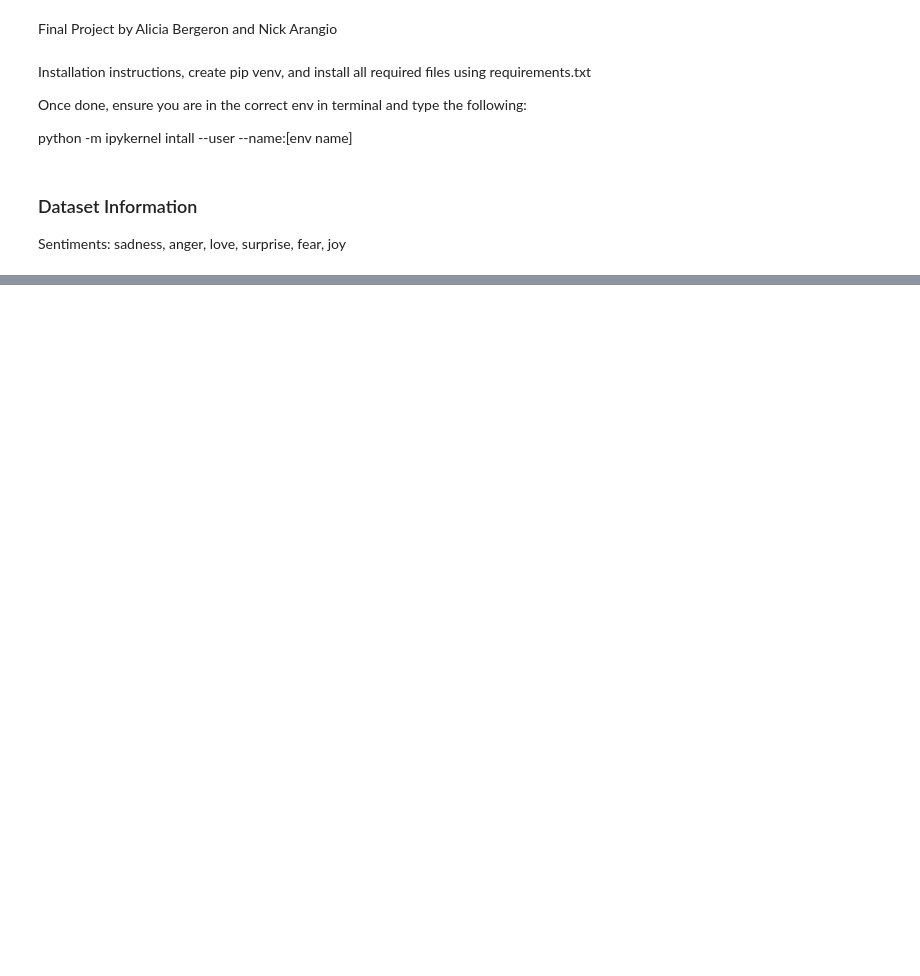
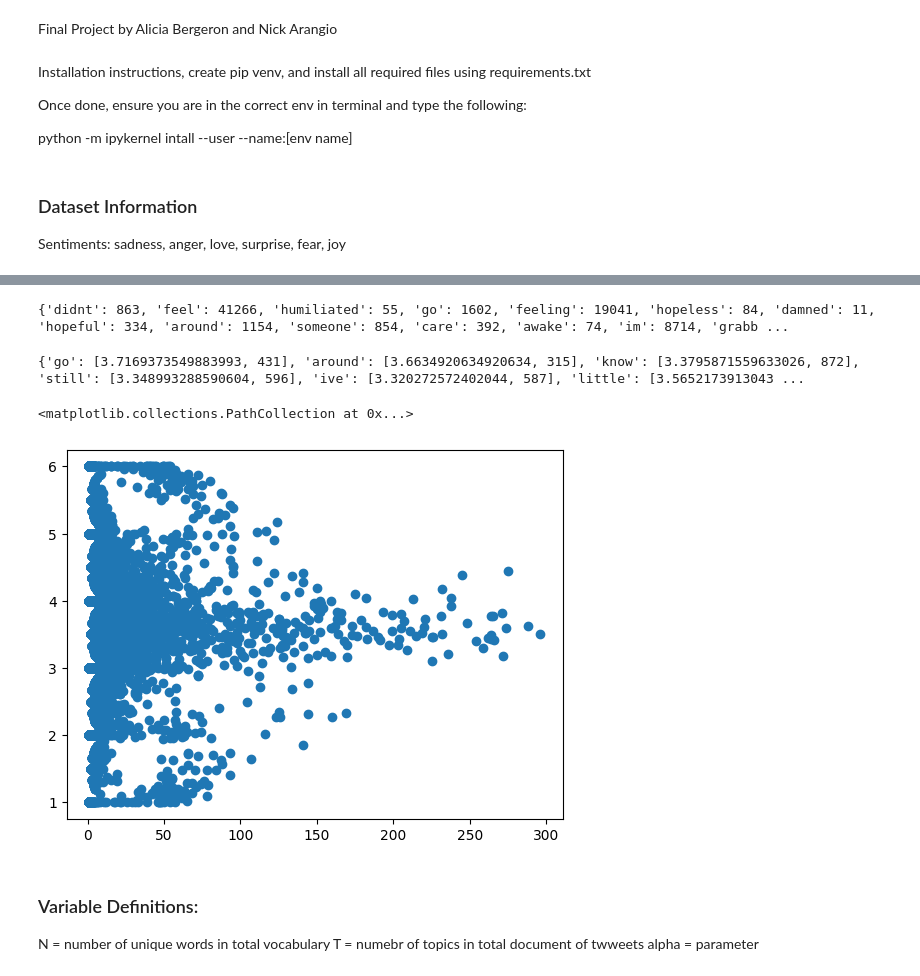
Before and after one commit to Arangion/CompCogFinal, a Jupyter notebook: final.ipynb, the cells around one changed output, grey strips where cells are left out. Cells and saved outputs as stored; diff of their text form; code cells hidden in the pictures; blank space fills up the shorter version.

```diff
--- a/final.ipynb
+++ b/final.ipynb
@@ -76,0 +105,11 @@ tags
+# %%
+dfA = df
+dfA.Sentiment = dfA.Sentiment.map({
+    'sadness':1,
+    'anger':2,
+    'love':3,
+    'surprise':4,
+    'fear':5,
+    'joy':6
+}
+)
@@ -76,0 +132,35 @@ tags
+# %%
+analysis = {}
+for index, row in dfA.iterrows():
+    for w in str(row['Text']).split():
+        if w in analysis:
+            analysis[w] += row['Sentiment']
+        else:
+            analysis [w] = row['Sentiment']
+print(analysis)
+# %% [output]
+{'didnt': 863, 'feel': 41266, 'humiliated': 55, 'go': 1602, 'feeling': 19041, 'hopeless': 84, 'damned': 11, 'hopeful': 334, 'around': 1154, 'someone': 854, 'care': 392, 'awake': 74, 'im': 8714, 'grabb ...
+# %%
+for key in analysis:
+    # print(analysis[key])
+    # print(key)
+    analysis[key] = [analysis[key] / vocab[key], vocab[key]]
+# %%
+new_analysis = {k: v for k, v in analysis.items() if v[1] <= 300}
+outliers = {k: v for k, v in analysis.items() if v[1] > 300}
+print(outliers)
+# %% [output]
+{'go': [3.7169373549883993, 431], 'around': [3.6634920634920634, 315], 'know': [3.3795871559633026, 872], 'still': [3.348993288590604, 596], 'ive': [3.320272572402044, 587], 'little': [3.5652173913043 ...
+# %%
+txt = new_analysis.keys
+values = list(new_analysis.values())
+fig, ax = plt.subplots()
+ax.scatter([item[1] for item in values], [item[0] for item in values])
+# %% [output]
+<matplotlib.collections.PathCollection at 0x...>
+[figure, added]
+# %% [markdown]
+### Variable Definitions:
+N = number of unique words in total vocabulary
+T = numebr of topics in total document of twweets
+alpha = parameter
```
Also changed, not shown: parts of 18 cells of this notebook, 1 other file.
